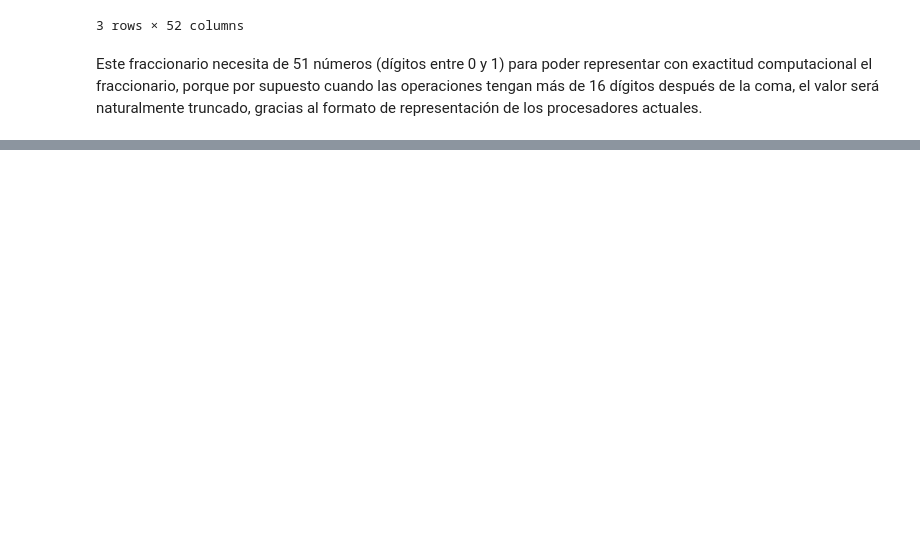
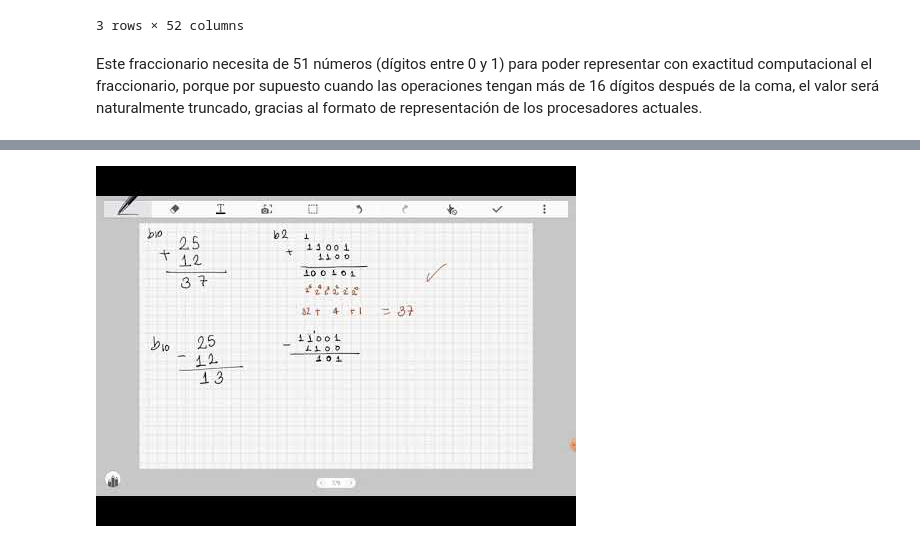
Before and after one commit to facjaramillo/Fundamentacion, a Jupyter notebook: _build/jupyter_execute/FundComputacion_Semana_1.ipynb, the cells around one changed output, grey strips where cells are left out. Drawn from its saved outputs; the diff is of its cells as text; code cells hidden in the pictures; blank space fills up the shorter version.

```diff
--- a/_build/jupyter_execute/FundComputacion_Semana_1.ipynb
+++ b/_build/jupyter_execute/FundComputacion_Semana_1.ipynb
@@ -194,0 +456,5 @@ Este fraccionario necesita de 51 números (dígitos entre 0 y 1) para poder repr
+# %%
+from IPython.display import YouTubeVideo
+YouTubeVideo('S84ai9mPzGk')
+# %% [output]
+[figure, added]
```
Also changed, not shown: parts of 23 cells of this notebook, 13 other files.
